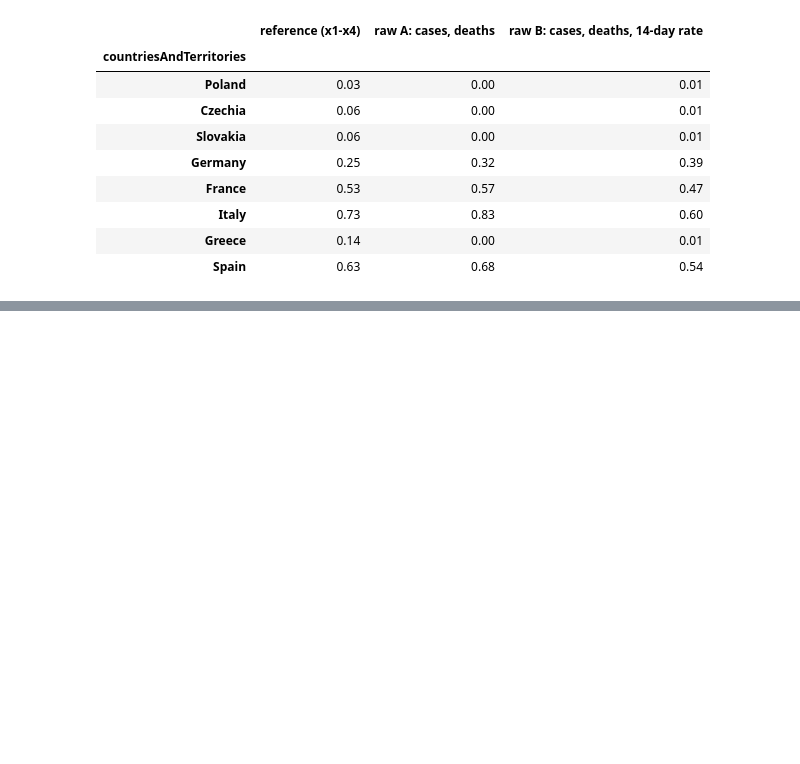
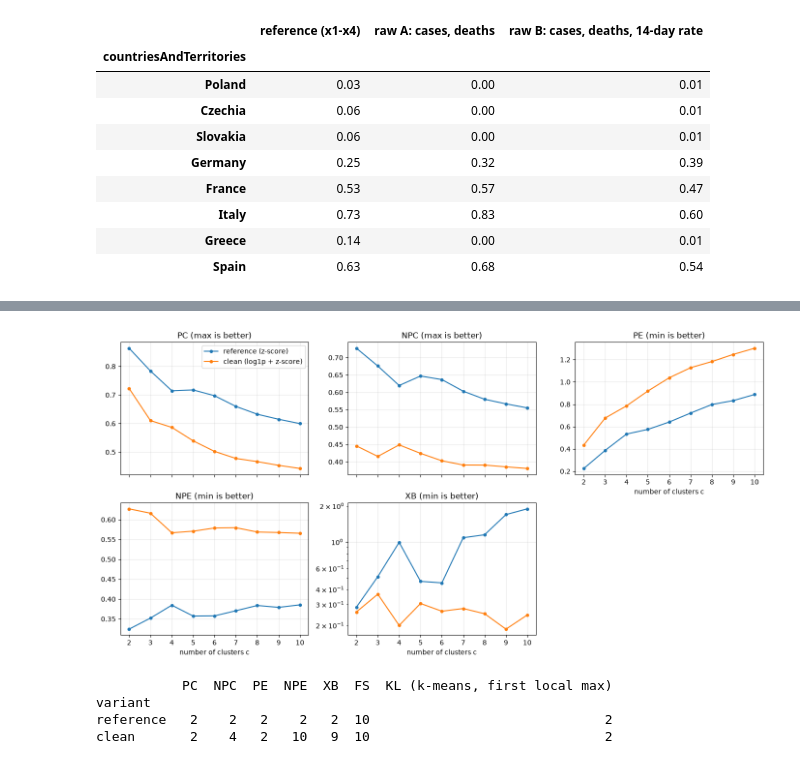
Before and after one commit to Stefy1209/Advanced-Methods-of-Data-Analysis, a Jupyter notebook: Reports/Report 1/src/covid/main.ipynb, the cells around one changed output, grey strips where cells are left out. Drawn from its saved outputs; the diff is of its cells as text; code cells hidden in the pictures; blank space fills up the shorter version.

```diff
--- a/Reports/Report 1/src/covid/main.ipynb
+++ b/Reports/Report 1/src/covid/main.ipynb
@@ -1912,0 +1981,29 @@ mean severity of the paper's 8 countries (0 = always stabilisation, 2 = always e
+# %%
+# Validity indices vs c (m = 2, best of 10 starts), from Step 6b
+g6 = grid[grid["variant"].isin(["reference", "clean"])]
+fig, axes = plt.subplots(2, 3, figsize=(14, 7), sharex=True)
+PLOT_INDICES = {k: v for k, v in INDICES.items() if k != "FS"}   # FS is not used in the report
+for ax, (idx, best_dir) in zip(axes.ravel(), PLOT_INDICES.items()):
+    for name, g in g6.groupby("variant", sort=False):
+        ax.plot(g["c"], g[idx], marker="o", markersize=4, label=VARIANT_LABELS[name])
+    if idx == "XB":
+        ax.set_yscale("log")
+    ax.set_title(f"{idx} ({best_dir} is better)")
+    ax.set_xticks(list(C_RANGE))
+    ax.grid(alpha=0.3)
+for ax in axes[-1]:
+    ax.set_xlabel("number of clusters c")
+axes[1, 2].axis("off")                    # 5 indices in a 2 x 3 grid
+axes[0, 2].tick_params(labelbottom=True)
+axes[0, 2].set_xlabel("number of clusters c")
+axes[0, 0].legend()
+fig.tight_layout()
+fig.savefig(FIG_DIR / "covid_report_validity_indices.png", dpi=300)
+plt.show()
+print(pref.loc[["reference", "clean"]])
+# %% [output]
+[figure, added]
+           PC  NPC  PE  NPE  XB  FS  KL (k-means, first local max)
+variant
+reference   2    2   2    2   2  10                              2
+clean       2    4   2   10   9  10                              2
```
Also changed, not shown: parts of 7 cells of this notebook, 22 other files.
